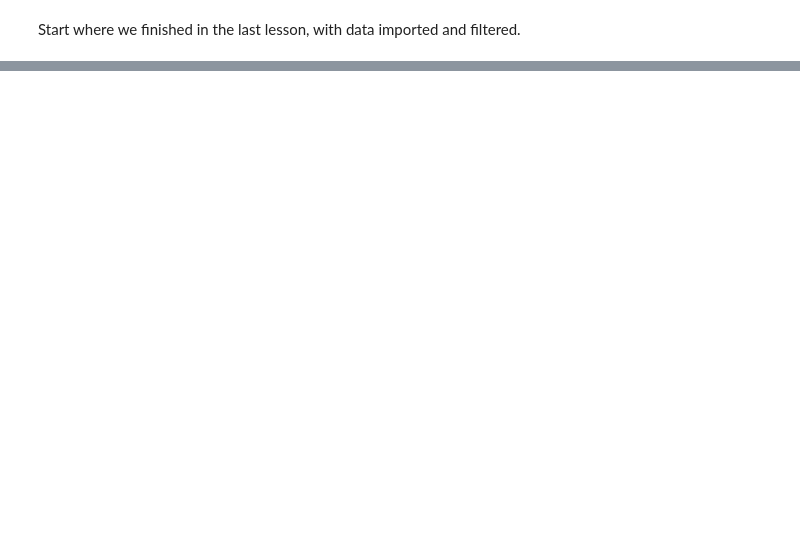
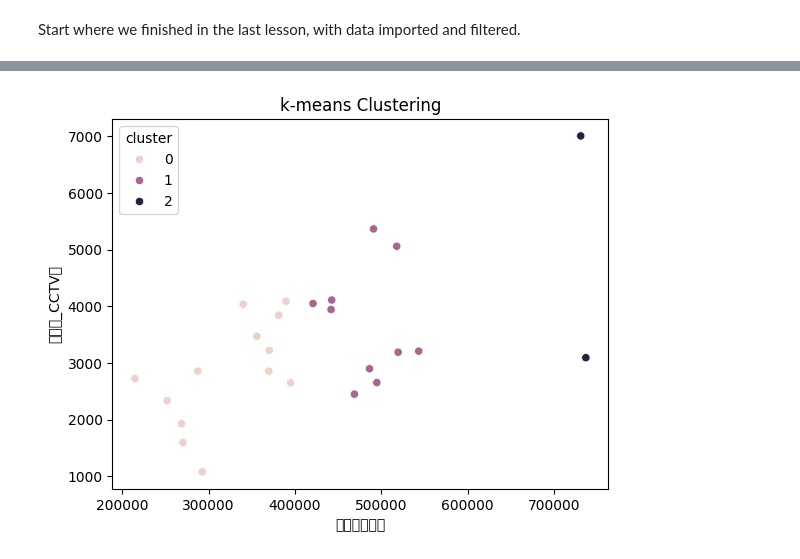
Before and after one commit to Konkuk-Univ-Glocal-Campus/ml202401-midterm-taehyunkim32, a Jupyter notebook: mlmidterm_taehyunkim32.ipynb, the cells around one changed output, grey strips where cells are left out. Cells and saved outputs as stored; diff of their text form; code cells hidden in the pictures; blank space fills up the shorter version.

```diff
--- a/mlmidterm_taehyunkim32.ipynb
+++ b/mlmidterm_taehyunkim32.ipynb
@@ -207,0 +146,8 @@ print(seoul_bike_df)
+# %%
+# 자치구별 안심이_CCTV 개수 카운트
+cctv_counts = cctv_df.groupby('자치구').size().reset_index(name='안심이_CCTV수')
+
+# 데이터프레임으로 변환
+cctv_counts_df = pd.DataFrame(cctv_counts)
+
+print(cctv_counts_df)
@@ -207,0 +207,5 @@ print(seoul_bike_df)
+# %%
+# 자치구를 기준으로 안심이_CCTV수 데이터프레임과 총생활인구수 데이터프레임을 병합
+merged_df = pd.merge(cctv_counts_df, pop_counts_df, on='자치구')
+
+print(merged_df)
@@ -208,18 +230,14 @@ print(seoul_bike_df)
 # %%
 from sklearn.preprocessing import StandardScaler, LabelEncoder
 
-X = seoul_bike_df[['대여_날짜', '대여_시간', '출발_대여소', '종료_대여소', '총_이용_건수', '총_이용_시간(분)', '총_이용_거리(미터)']]
+X = merged_df[['자치구', '안심이_CCTV수', '총생활인구수']]
 
-# 출발_대여소와 종료_대여소를 라벨 인코딩으로 변환
+# 자치구를 라벨 인코딩으로 변환
 le = LabelEncoder()
-X['출발_대여소'] = le.fit_transform(X['출발_대여소'])
-X['종료_대여소'] = le.fit_transform(X['종료_대여소'])
+X['자치구'] = le.fit_transform(X['자치구'])
 # %%
 # KMeans 클러스터링 알고리즘
 from sklearn.cluster import KMeans
-
-# 샘플링
-X = X.sample(n=10000, random_state=42)
 
 # 클러스터 수와 랜덤 시드 설정
 nclusters = 3
@@ -262,0 +284,17 @@ plt.show()
+# %%
+
+
+labels = y_cluster_kmeans
+
+X["cluster"] = labels
+
+sns.scatterplot(x="총생활인구수", y="안심이_CCTV수", data=X, hue="cluster")
+
+plt.title('k-means Clustering')
+plt.xlabel("총생활인구수")
+plt.ylabel("안심이_CCTV수")
+
+# 그래프 출력
+plt.show()
+# %% [output]
+[figure, added]
```
Also changed, not shown: parts of 17 cells of this notebook.
